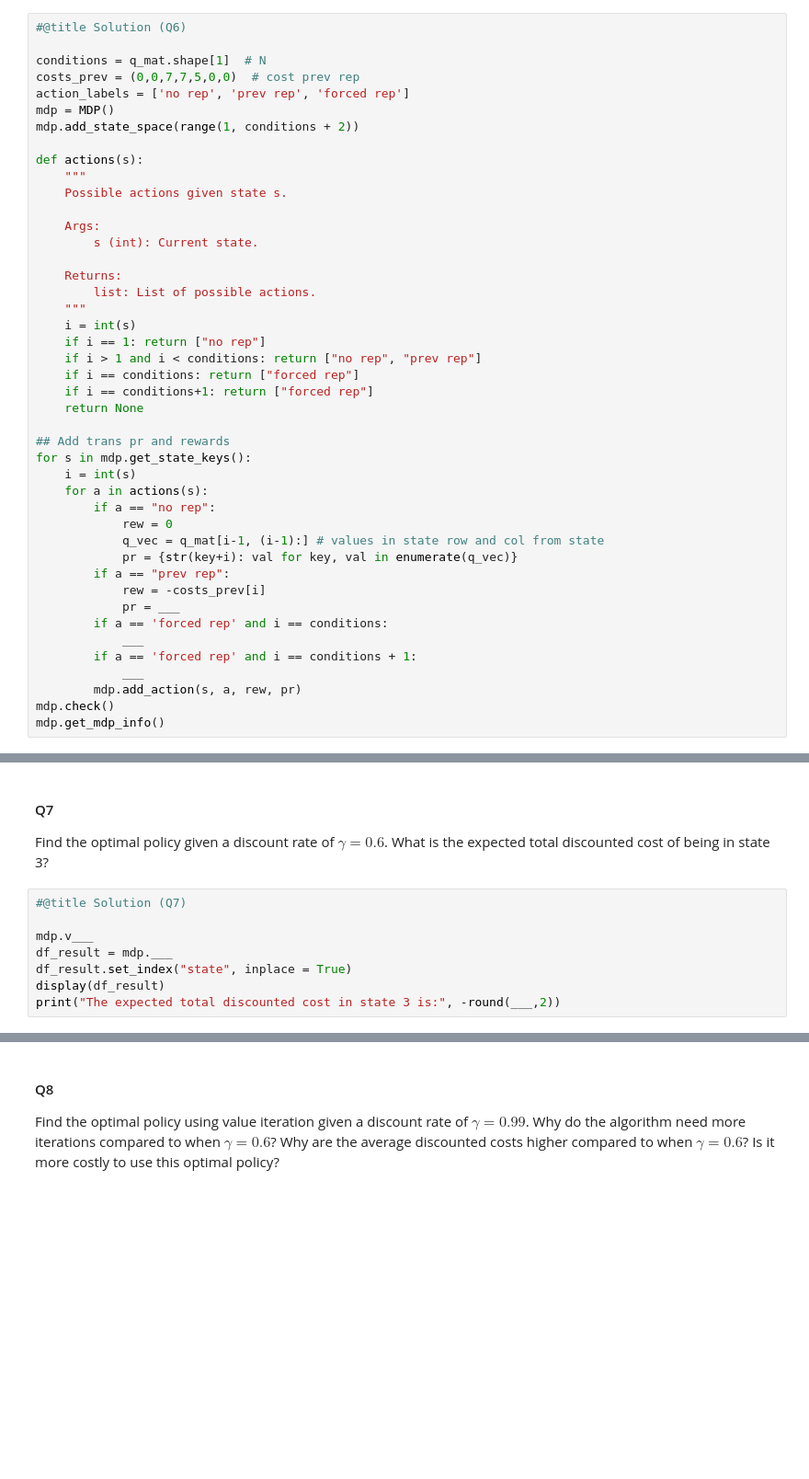
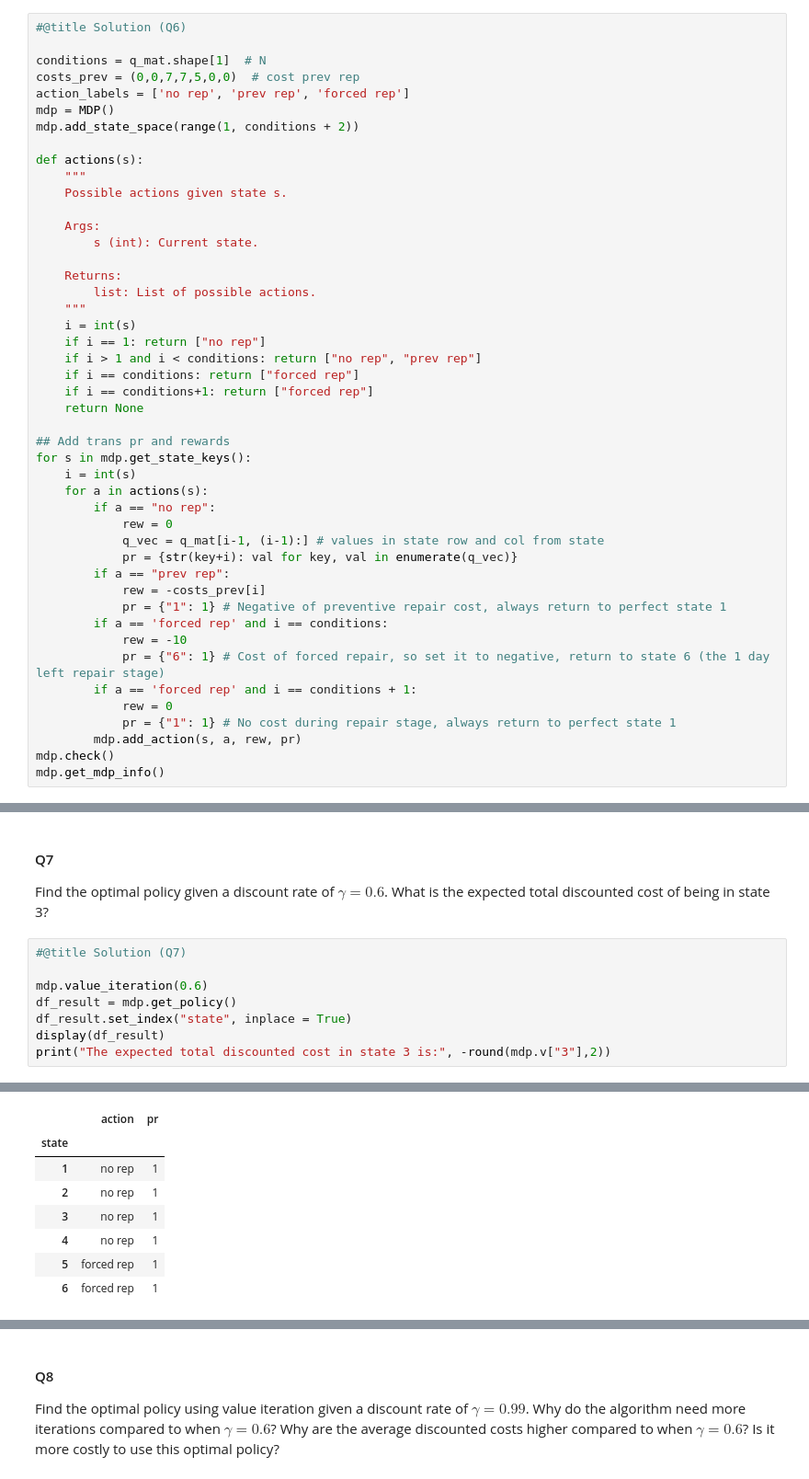
Before and after one commit to Maziger/master-reinforcement-learning, a Jupyter notebook: Notebooks/08_dynamic_programming.ipynb, the cells around one changed output, grey strips where cells are left out. Shown at 92% size. Cells and saved outputs as stored; diff of their text form; blank space fills up the shorter version.

```diff
--- a/Notebooks/08_dynamic_programming.ipynb
+++ b/Notebooks/08_dynamic_programming.ipynb
@@ -1530,11 +1536,13 @@ for s in mdp.get_state_keys():
             pr = {str(key+i): val for key, val in enumerate(q_vec)}
         if a == "prev rep":
             rew = -costs_prev[i]
-            pr = ___
+            pr = {"1": 1} # Negative of preventive repair cost, always return to perfect state 1
         if a == 'forced rep' and i == conditions:
-            ___
+            rew = -10
+            pr = {"6": 1} # Cost of forced repair, so set it to negative, return to state 6 (the 1 day left repair stage)
         if a == 'forced rep' and i == conditions + 1:
-            ___
+            rew = 0
+            pr = {"1": 1} # No cost during repair stage, always return to perfect state 1
         mdp.add_action(s, a, rew, pr)
 mdp.check()
 mdp.get_mdp_info()
@@ -1545,8 +1556,9 @@ Find the optimal policy given a discount rate of $\gamma = 0.6$. What is the exp
 # %%
 #@title Solution (Q7)
 
-mdp.v___
-df_result = mdp.___
+mdp.value_iteration(0.6)
+df_result = mdp.get_policy()
 df_result.set_index("state", inplace = True)
 display(df_result)
-print("The expected total discounted cost in state 3 is:", -round(___,2))
+print("The expected total discounted cost in state 3 is:", -round(mdp.v["3"],2))
+# %% [output]
@@ -1552,0 +1566,8 @@ print("The expected total discounted cost in state 3 is:", -round(___,2))
+|  | action | pr |
+| state |  |  |
+| 1 | no rep | 1 |
+| 2 | no rep | 1 |
+| 3 | no rep | 1 |
+| 4 | no rep | 1 |
+| 5 | forced rep | 1 |
+| 6 | forced rep | 1 |
```
Also changed, not shown: parts of 8 cells of this notebook.
